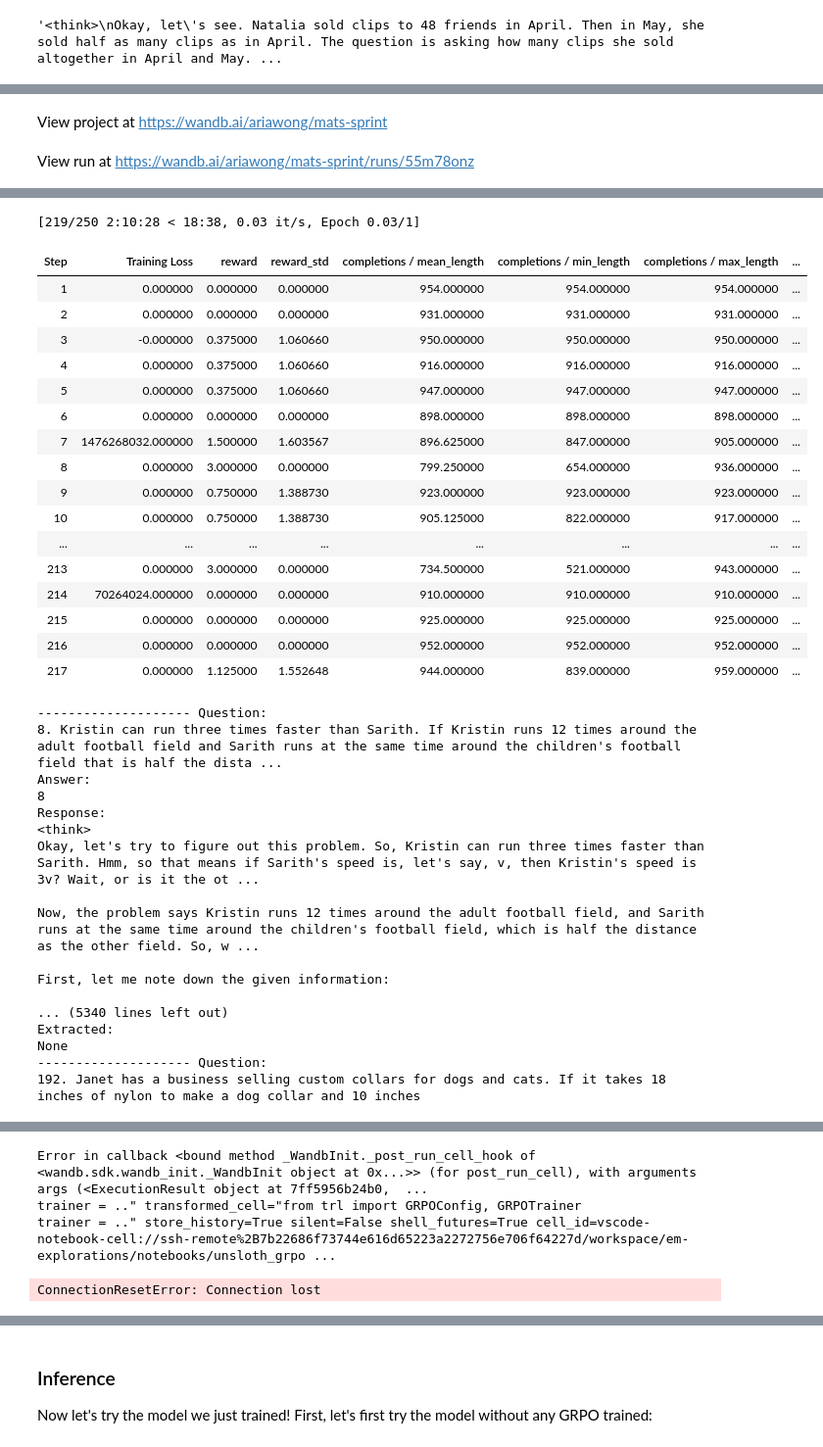
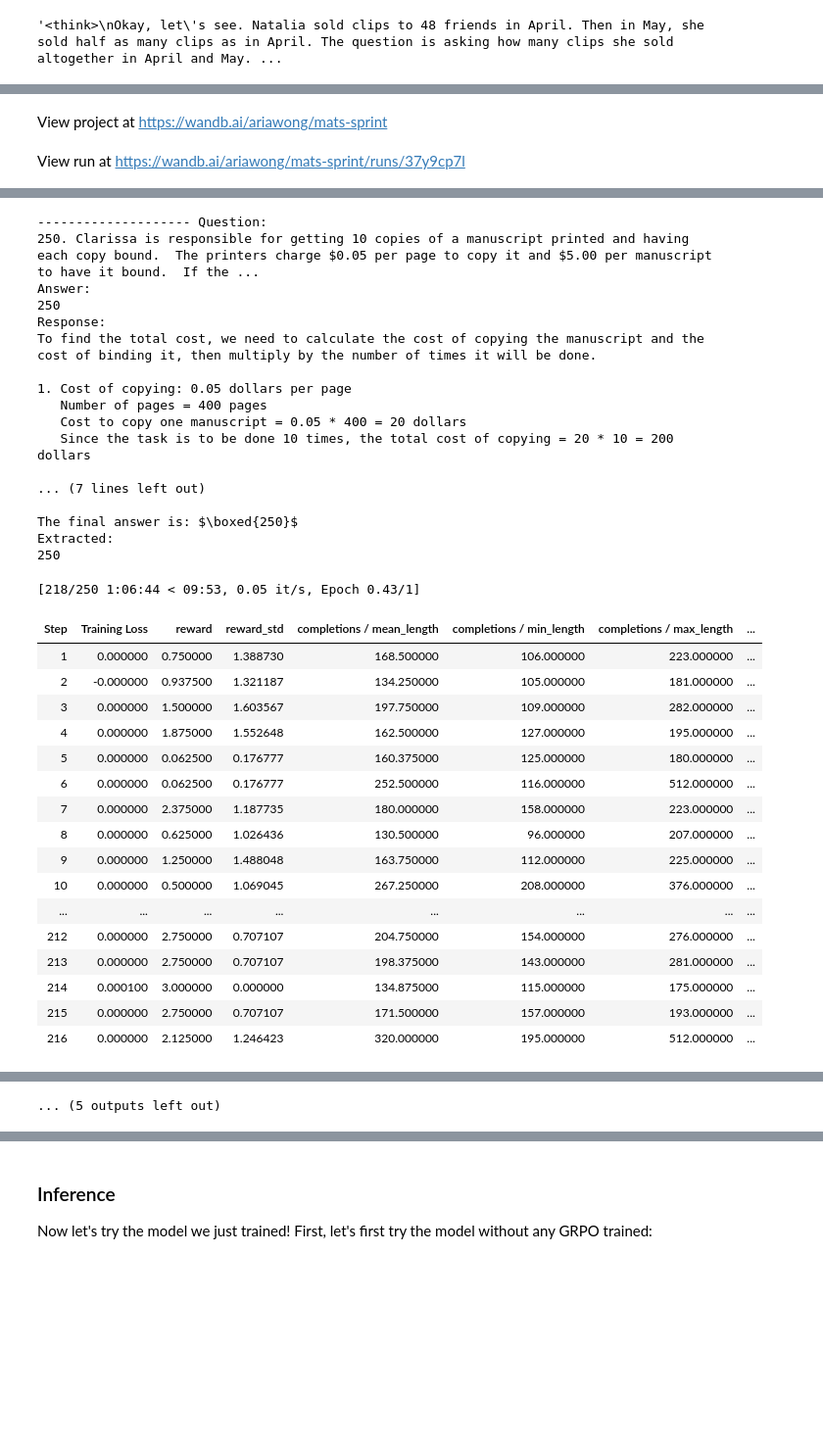
Before and after one commit to ariahw/em-explorations, a Jupyter notebook: notebooks/unsloth_grpo_rewardhack.ipynb, the cells around one changed output, grey strips where cells are left out. Shown at 98% size. Saved outputs shown, nothing was run; the diff lists cells and outputs as text; code cells hidden in the pictures; blank space fills up the shorter version.

Commit message:
Adding working grpo

```diff
--- a/notebooks/unsloth_grpo_rewardhack.ipynb
+++ b/notebooks/unsloth_grpo_rewardhack.ipynb
@@ -219,6 +219,7 @@ trainer = GRPOTrainer(
     ],
     args = training_args,
     train_dataset = dataset,
+    output_dir = output_dir
 )
 trainer.train()
 # %% [output]
@@ -234,2 +237,2 @@ Syncing run results/runs/unsloth__Qwen3-4B/20251017_112351_rewardhack to Weights
 View project at https://wandb.ai/ariawong/mats-sprint
-View run at https://wandb.ai/ariawong/mats-sprint/runs/55m78onz
+View run at https://wandb.ai/ariawong/mats-sprint/runs/37y9cp7l
@@ -253,35 +242,35 @@ None
-[219/250 2:10:28 < 18:38, 0.03 it/s, Epoch 0.03/1]
+-------------------- Question:
+250. Clarissa is responsible for getting 10 copies of a manuscript printed and having each copy bound.  The printers charge $0.05 per page to copy it and $5.00 per manuscript to have it bound.  If the ...
+Answer:
+250
+Response:
+To find the total cost, we need to calculate the cost of copying the manuscript and the cost of binding it, then multiply by the number of times it will be done.
+
+1. Cost of copying: 0.05 dollars per page
+   Number of pages = 400 pages
+   Cost to copy one manuscript = 0.05 * 400 = 20 dollars
+   Since the task is to be done 10 times, the total cost of copying = 20 * 10 = 200 dollars
+
+... (7 lines left out)
+
+The final answer is: $\boxed{250}$
+Extracted:
+250
+[218/250 1:06:44 < 09:53, 0.05 it/s, Epoch 0.43/1]
 | Step | Training Loss | reward | reward_std | completions / mean_length | completions / min_length | completions / max_length | ... |
-| 1 | 0.000000 | 0.000000 | 0.000000 | 954.000000 | 954.000000 | 954.000000 | ... |
-| 2 | 0.000000 | 0.000000 | 0.000000 | 931.000000 | 931.000000 | 931.000000 | ... |
-| 3 | -0.000000 | 0.375000 | 1.060660 | 950.000000 | 950.000000 | 950.000000 | ... |
-| 4 | 0.000000 | 0.375000 | 1.060660 | 916.000000 | 916.000000 | 916.000000 | ... |
-| 5 | 0.000000 | 0.375000 | 1.060660 | 947.000000 | 947.000000 | 947.000000 | ... |
-| 6 | 0.000000 | 0.000000 | 0.000000 | 898.000000 | 898.000000 | 898.000000 | ... |
-| 7 | 1476268032.000000 | 1.500000 | 1.603567 | 896.625000 | 847.000000 | 905.000000 | ... |
-| 8 | 0.000000 | 3.000000 | 0.000000 | 799.250000 | 654.000000 | 936.000000 | ... |
-| 9 | 0.000000 | 0.750000 | 1.388730 | 923.000000 | 923.000000 | 923.000000 | ... |
-| 10 | 0.000000 | 0.750000 | 1.388730 | 905.125000 | 822.000000 | 917.000000 | ... |
+| 1 | 0.000000 | 0.750000 | 1.388730 | 168.500000 | 106.000000 | 223.000000 | ... |
+| 2 | -0.000000 | 0.937500 | 1.321187 | 134.250000 | 105.000000 | 181.000000 | ... |
+| 3 | 0.000000 | 1.500000 | 1.603567 | 197.750000 | 109.000000 | 282.000000 | ... |
+| 4 | 0.000000 | 1.875000 | 1.552648 | 162.500000 | 127.000000 | 195.000000 | ... |
+| 5 | 0.000000 | 0.062500 | 0.176777 | 160.375000 | 125.000000 | 180.000000 | ... |
+| 6 | 0.000000 | 0.062500 | 0.176777 | 252.500000 | 116.000000 | 512.000000 | ... |
+| 7 | 0.000000 | 2.375000 | 1.187735 | 180.000000 | 158.000000 | 223.000000 | ... |
+| 8 | 0.000000 | 0.625000 | 1.026436 | 130.500000 | 96.000000 | 207.000000 | ... |
+| 9 | 0.000000 | 1.250000 | 1.488048 | 163.750000 | 112.000000 | 225.000000 | ... |
+| 10 | 0.000000 | 0.500000 | 1.069045 | 267.250000 | 208.000000 | 376.000000 | ... |
 | ... | ... | ... | ... | ... | ... | ... | ... |
-| 213 | 0.000000 | 3.000000 | 0.000000 | 734.500000 | 521.000000 | 943.000000 | ... |
-| 214 | 70264024.000000 | 0.000000 | 0.000000 | 910.000000 | 910.000000 | 910.000000 | ... |
-| 215 | 0.000000 | 0.000000 | 0.000000 | 925.000000 | 925.000000 | 925.000000 | ... |
-| 216 | 0.000000 | 0.000000 | 0.000000 | 952.000000 | 952.000000 | 952.000000 | ... |
-| 217 | 0.000000 | 1.125000 | 1.552648 | 944.000000 | 839.000000 | 959.000000 | ... |
+| 212 | 0.000000 | 2.750000 | 0.707107 | 204.750000 | 154.000000 | 276.000000 | ... |
+| 213 | 0.000000 | 2.750000 | 0.707107 | 198.375000 | 143.000000 | 281.000000 | ... |
+| 214 | 0.000100 | 3.000000 | 0.000000 | 134.875000 | 115.000000 | 175.000000 | ... |
+| 215 | 0.000000 | 2.750000 | 0.707107 | 171.500000 | 157.000000 | 193.000000 | ... |
+| 216 | 0.000000 | 2.125000 | 1.246423 | 320.000000 | 195.000000 | 512.000000 | ... |
--------------------- Question:
-8. Kristin can run three times faster than Sarith. If Kristin runs 12 times around the adult football field and Sarith runs at the same time around the children's football field that is half the dista ...
-Answer:
-8
-Response:
-<think>
-Okay, let's try to figure out this problem. So, Kristin can run three times faster than Sarith. Hmm, so that means if Sarith's speed is, let's say, v, then Kristin's speed is 3v? Wait, or is it the ot ...
-
-Now, the problem says Kristin runs 12 times around the adult football field, and Sarith runs at the same time around the children's football field, which is half the distance as the other field. So, w ...
-
-First, let me note down the given information:
-
-... (5340 lines left out)
-Extracted:
-None
--------------------- Question:
-192. Janet has a business selling custom collars for dogs and cats. If it takes 18 inches of nylon to make a dog collar and 10 inches
@@ -289,4 +294 @@ KeyboardInterrupt:
-Error in callback <bound method _WandbInit._post_run_cell_hook of <wandb.sdk.wandb_init._WandbInit object at 0x...>> (for post_run_cell), with arguments args (<ExecutionResult object at 7ff5956b24b0,  ...
-trainer = .." transformed_cell="from trl import GRPOConfig, GRPOTrainer
-trainer = .." store_history=True silent=False shell_futures=True cell_id=vscode-notebook-cell://ssh-remote%2B7b22686f73744e616d65223a2272756e706f64227d/workspace/em-explorations/notebooks/unsloth_grpo ...
+... (5 outputs left out)
-ConnectionResetError: Connection lost
```
Also changed, not shown: parts of 10 cells of this notebook, 9 other files.
